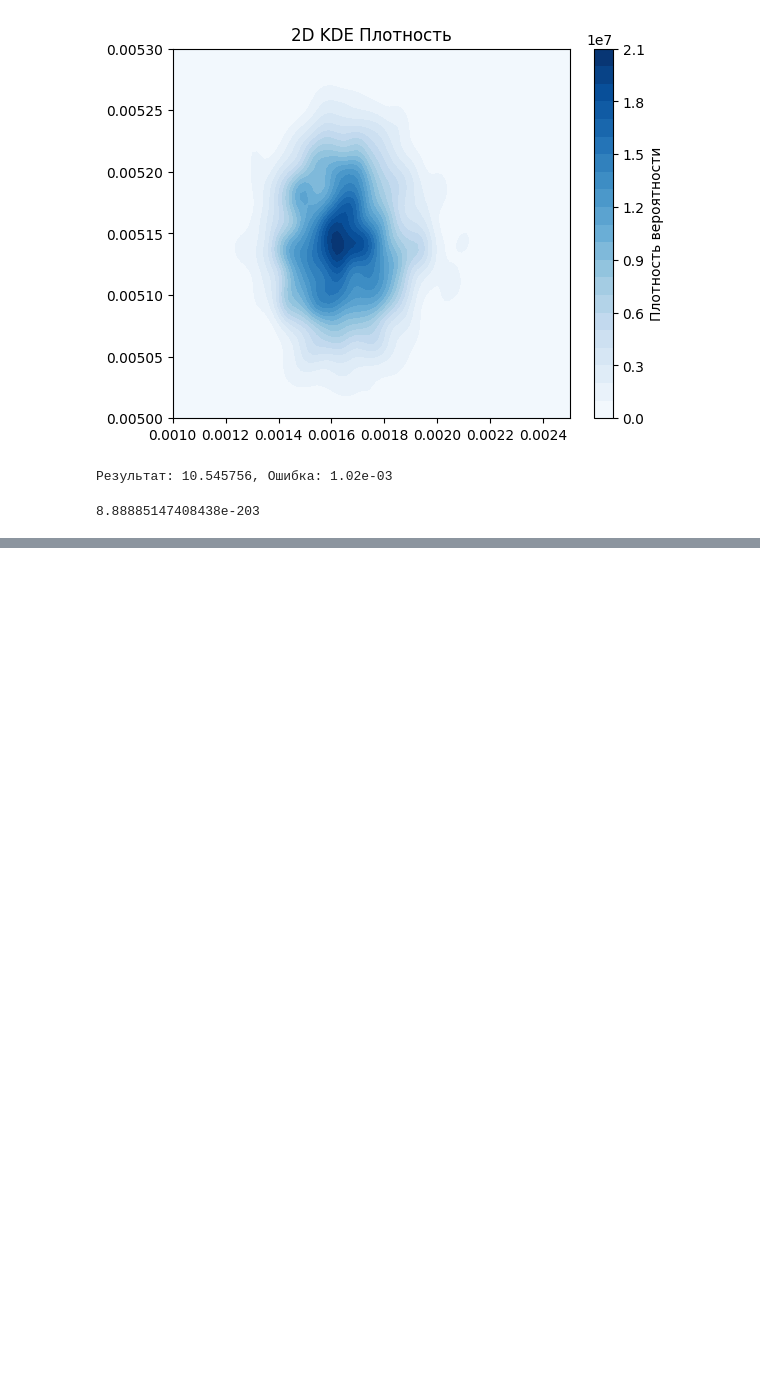
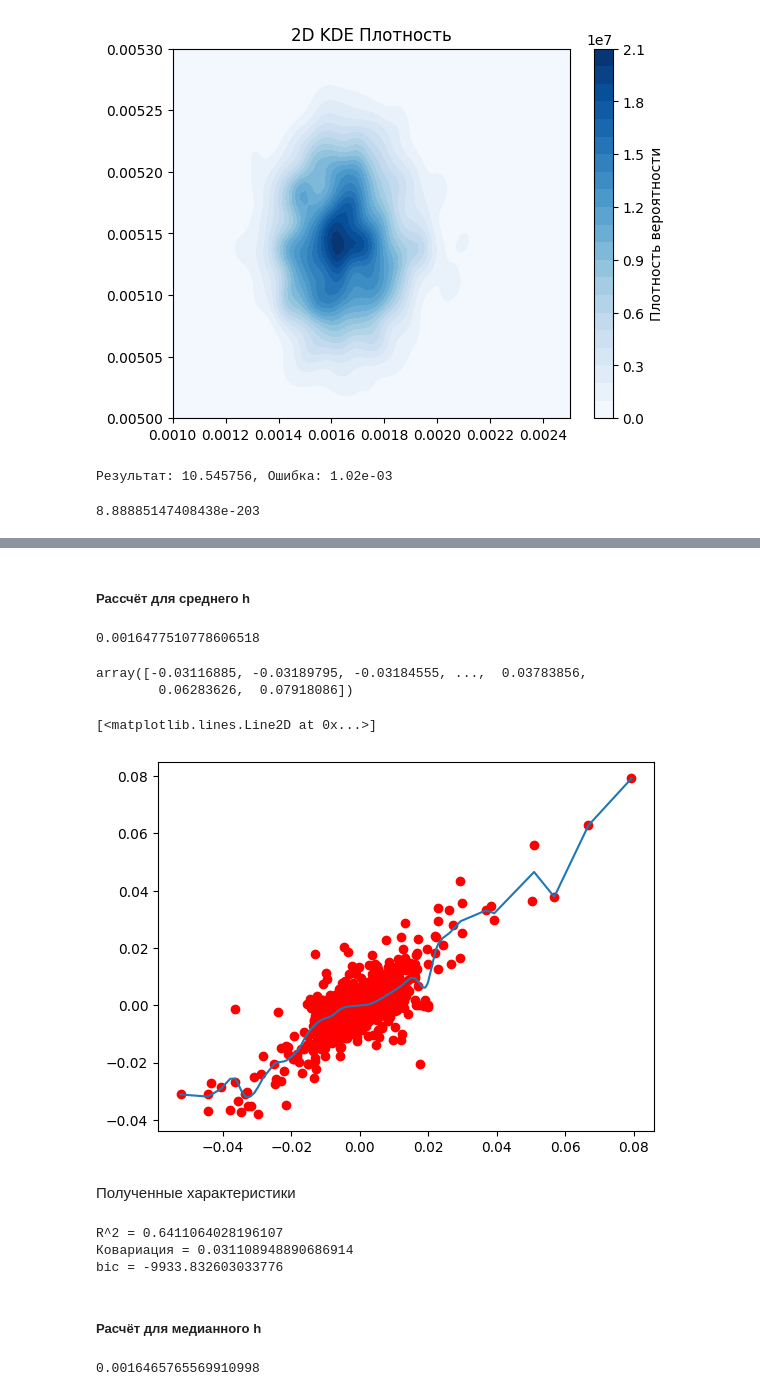
Before and after one commit to AnfimovAleksandr/mag_diploma, a Jupyter notebook: Непараметрический_2.ipynb, the cells around one changed output, grey strips where cells are left out. Cells and saved outputs as stored; diff of their text form; code cells hidden in the pictures; blank space fills up the shorter version.

```diff
--- a/Непараметрический_2.ipynb
+++ b/Непараметрический_2.ipynb
@@ -1976,0 +2032,58 @@ kde([0.0002, 0.005])[0]
+# %% [markdown]
+##### Рассчёт для среднего h
+# %%
+h_mean = h_s.mean()
+h_mean
+# %% [output]
+0.0016477510778606518
+# %%
+k_h = K_h(X_test - X_test.reshape((n_samples_test)), h_mean)
+res = (k_h * y_test).sum(axis = 0) / k_h.sum(axis = 0)
+
+E_Y_X = res.reshape(-1, 1)
+residiuals = y_test - E_Y_X
+covar = np.cov(E_Y_X.flatten(), residiuals.flatten())[0][1]
+
+var_Y = y_test.var(ddof= 1)
+var_E_X_Y = E_Y_X.var(ddof= 1)
+var_resid = sum((residiuals ** 2) / (n_samples_test - 1))
+
+density = gaussian_kde(residiuals.T[0])
+LogLikelihood = np.log(density(residiuals.T[0])).sum()
+
+R_2 = var_E_X_Y / var_Y
+cov_part = 2 * covar / var_Y
+bic = -2 * LogLikelihood + 3 * np.log(n_samples_test)
+# %%
+X_reshaped = X_test.reshape(1, -1)[0]
+sorted_indices = np.argsort(X_reshaped)  # Получаем индексы для сортировки
+X_sorted = X_reshaped[sorted_indices]
+res_sorted = res[sorted_indices]
+# %%
+res_sorted
+# %% [output]
+array([-0.03116885, -0.03189795, -0.03184555, ...,  0.03783856,
+        0.06283626,  0.07918086])
+# %%
+plt.plot(X_test, y_test, 'ro')
+plt.plot(X_sorted, res_sorted)
+# %% [output]
+[<matplotlib.lines.Line2D at 0x...>]
+[figure, added]
+# %% [markdown]
+Полученные характеристики
+# %%
+print('R^2 =', R_2)
+print('Ковариация =', cov_part)
+print('bic =', bic)
+# %% [output]
+R^2 = 0.6411064028196107
+Ковариация = 0.031108948890686914
+bic = -9933.832603033776
+# %% [markdown]
+##### Расчёт для медианного h
+# %%
+h_median = pd.DataFrame(h_s).median()[0]
+h_median
+# %% [output]
+0.0016465765569910998
```
Also changed, not shown: parts of 46 cells of this notebook, 4 other files.
